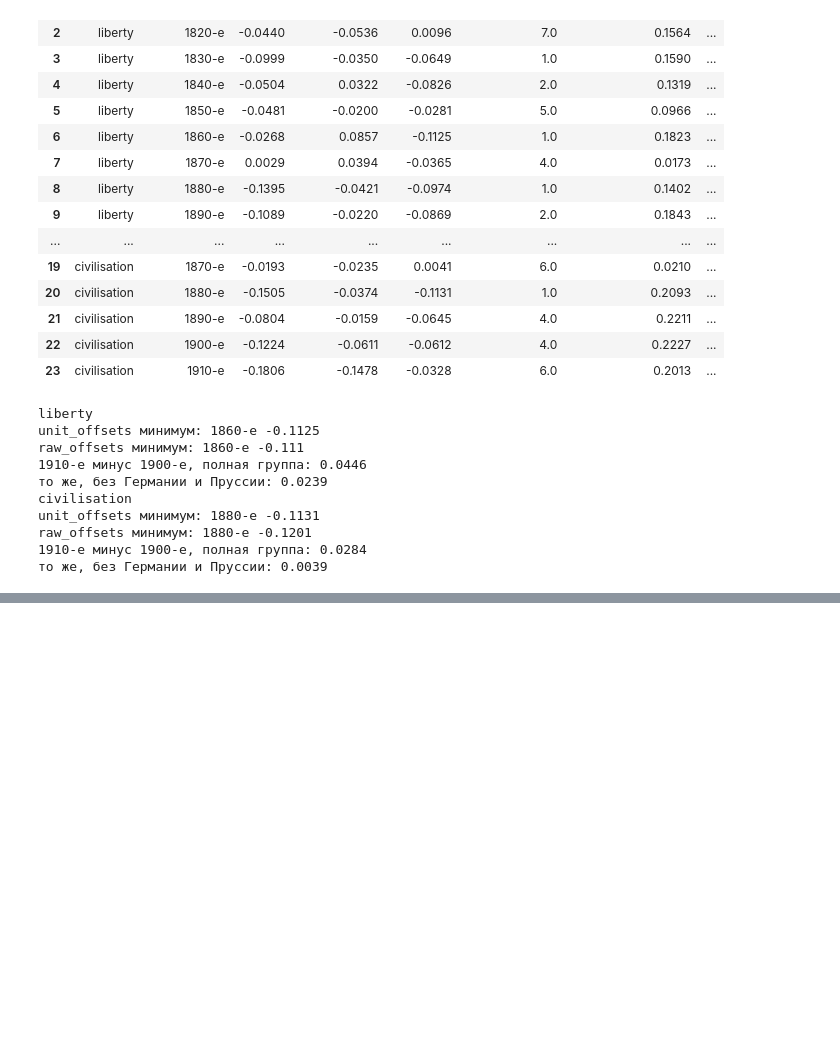
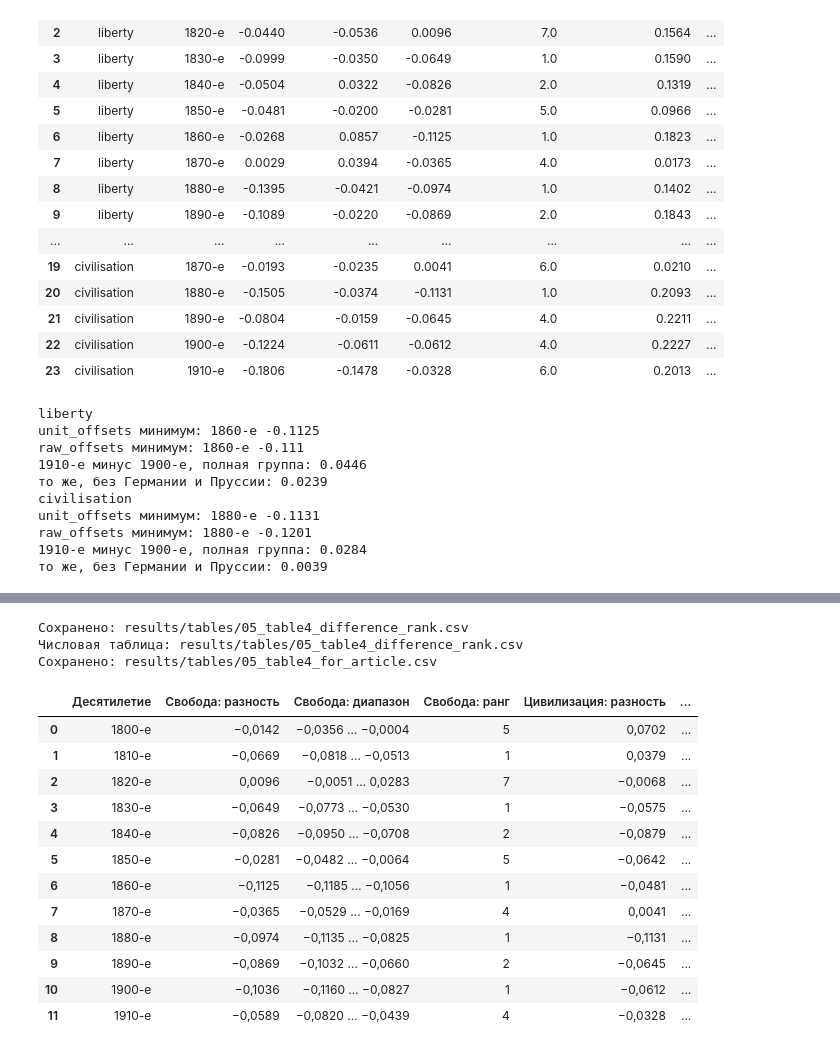
Before and after one commit to alexeyvkuznetsov/british-press-semantic-change, a Jupyter notebook: 02_russia_axes.ipynb, the cells around one changed output, grey strips where cells are left out. Saved outputs shown, nothing was run; the diff lists cells and outputs as text; code cells hidden in the pictures; blank space fills up the shorter version.

```diff
--- a/02_russia_axes.ipynb
+++ b/02_russia_axes.ipynb
@@ -602,0 +479,58 @@ raw_offsets минимум: 1880-е -0.1201
+# %%
+from pathlib import Path
+from matplotlib.ticker import MultipleLocator, FuncFormatter
+from matplotlib.lines import Line2D
+import matplotlib as mpl
+FIGDIR = C.ROOT / "results" / "figures"
+FIGDIR.mkdir(parents=True, exist_ok=True)
+TABLEDIR = C.ROOT / "results" / "tables"
+R = summary.set_index(["ось", "десятилетие"])
+A = article.set_index(["ось", "десятилетие"])
+
+def rn(x):
+    return f"{float(x):+.4f}".replace("-", "−").replace(".", ",").lstrip("+") if abs(float(x))>=0.00005 else "0,0000"
+def interval(lo, hi):
+    return f"{rn(lo)} … {rn(hi)}"
+
+rows = []
+for lab in LABS:
+    d={"десятилетие":lab}
+    for axis, short in [('liberty','свобода'),('civilisation','цивилизация')]:
+        a=A.loc[(axis,lab)]; s=R.loc[(axis,lab)]
+        d.update({f"{short}_разность":float(a['difference']),
+                  f"{short}_минимум":float(s['минимум']),
+                  f"{short}_максимум":float(s['максимум']),
+                  f"{short}_ранг":int(a['rank_ascending'])})
+    rows.append(d)
+table_numeric=pd.DataFrame(rows)
+T.save_table(table_numeric.round(6),'05_table4_difference_rank',index=False)
+print('Числовая таблица: results/tables/05_table4_difference_rank.csv')
+cols=['Десятилетие','Свобода: разность','Свобода: диапазон','Свобода: ранг',
+      'Цивилизация: разность','Цивилизация: диапазон','Цивилизация: ранг']
+display_rows=[]
+for d in rows:
+    display_rows.append([d['десятилетие']]+sum(([rn(d[f'{k}_разность']),
+      interval(d[f'{k}_минимум'],d[f'{k}_максимум']),d[f'{k}_ранг']] for k in ['свобода','цивилизация']),[]))
+table_print=pd.DataFrame(display_rows,columns=cols)
+T.save_table(table_print,'05_table4_for_article',index=False)
+display(table_print)
+# Проверка ключевых чисел текста статьи
+for axis,lab,expected in [('liberty','1860-е',-.1125),('civilisation','1880-е',-.1131),('civilisation','1870-е',.0041)]:
+    assert abs(A.loc[(axis,lab),'difference']-expected)<.00015, (axis,lab)
+# %% [output]
+Сохранено: results/tables/05_table4_difference_rank.csv
+Числовая таблица: results/tables/05_table4_difference_rank.csv
+Сохранено: results/tables/05_table4_for_article.csv
+|  | Десятилетие | Свобода: разность | Свобода: диапазон | Свобода: ранг | Цивилизация: разность | ... |
+| 0 | 1800-е | −0,0142 | −0,0356 … −0,0004 | 5 | 0,0702 | ... |
+| 1 | 1810-е | −0,0669 | −0,0818 … −0,0513 | 1 | 0,0379 | ... |
+| 2 | 1820-е | 0,0096 | −0,0051 … 0,0283 | 7 | −0,0068 | ... |
+| 3 | 1830-е | −0,0649 | −0,0773 … −0,0530 | 1 | −0,0575 | ... |
+| 4 | 1840-е | −0,0826 | −0,0950 … −0,0708 | 2 | −0,0879 | ... |
+| 5 | 1850-е | −0,0281 | −0,0482 … −0,0064 | 5 | −0,0642 | ... |
+| 6 | 1860-е | −0,1125 | −0,1185 … −0,1056 | 1 | −0,0481 | ... |
+| 7 | 1870-е | −0,0365 | −0,0529 … −0,0169 | 4 | 0,0041 | ... |
+| 8 | 1880-е | −0,0974 | −0,1135 … −0,0825 | 1 | −0,1131 | ... |
+| 9 | 1890-е | −0,0869 | −0,1032 … −0,0660 | 2 | −0,0645 | ... |
+| 10 | 1900-е | −0,1036 | −0,1160 … −0,0827 | 1 | −0,0612 | ... |
+| 11 | 1910-е | −0,0589 | −0,0820 … −0,0439 | 4 | −0,0328 | ... |
```
Also changed, not shown: parts of 27 cells of this notebook, 9 other files.
